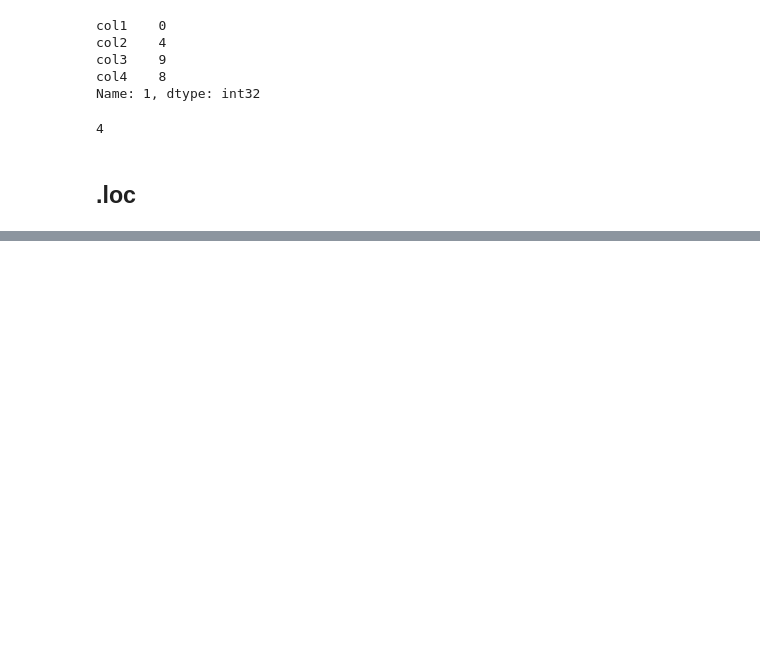
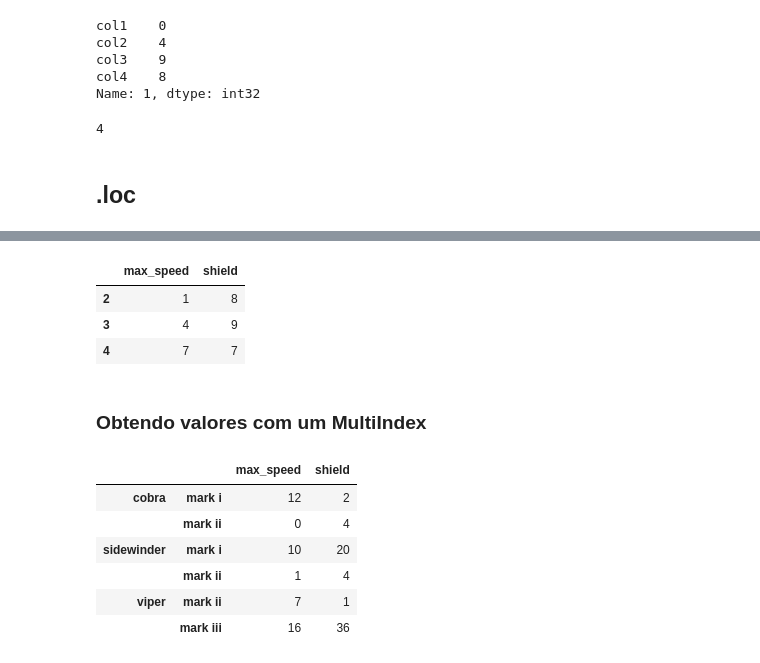
Before and after one commit to ericksonlopes/Dicas_Pandas_Linkedin, a Jupyter notebook: 07_Acessando_dados_Dataframe/acessando_dataframe.ipynb, the cells around one changed output, grey strips where cells are left out. Cells and saved outputs as stored; diff of their text form; code cells hidden in the pictures; blank space fills up the shorter version.

```diff
--- a/07_Acessando_dados_Dataframe/acessando_dataframe.ipynb
+++ b/07_Acessando_dados_Dataframe/acessando_dataframe.ipynb
@@ -224,0 +250,29 @@ df.loc[:, 'C3'] = 30
+# %%
+# Fatia com rótulos inteiros para linhas. Conforme mencionado acima, observe que o início e a parada da fatia estão incluídos.
+df.loc[2:4]
+# %% [output]
+|  | max_speed | shield |
+| 2 | 1 | 8 |
+| 3 | 4 | 9 |
+| 4 | 7 | 7 |
+# %% [markdown]
+### Obtendo valores com um MultiIndex
+# %%
+tuples = [
+   ('cobra', 'mark i'), ('cobra', 'mark ii'),
+   ('sidewinder', 'mark i'), ('sidewinder', 'mark ii'),
+   ('viper', 'mark ii'), ('viper', 'mark iii')
+]
+index = pd.MultiIndex.from_tuples(tuples)
+values = [[12, 2], [0, 4], [10, 20],
+        [1, 4], [7, 1], [16, 36]]
+df = pd.DataFrame(values, columns=['max_speed', 'shield'], index=index)
+df
+# %% [output]
+|  |  | max_speed | shield |
+| cobra | mark i | 12 | 2 |
+|  | mark ii | 0 | 4 |
+| sidewinder | mark i | 10 | 20 |
+|  | mark ii | 1 | 4 |
+| viper | mark ii | 7 | 1 |
+|  | mark iii | 16 | 36 |
```
Also changed, not shown: parts of 25 cells of this notebook.
